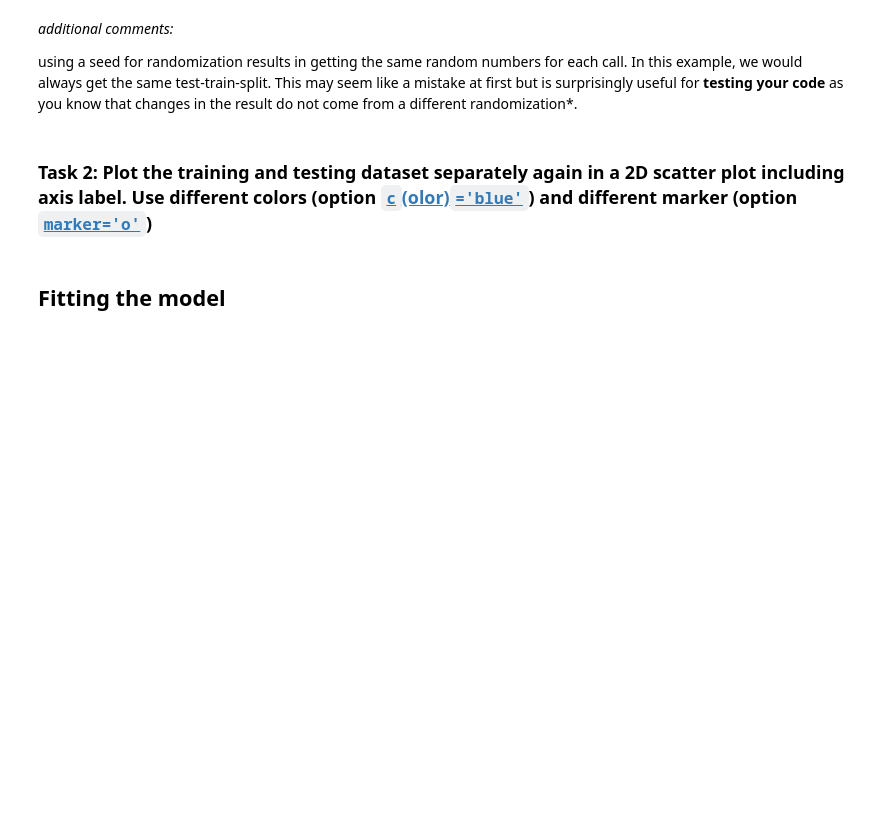
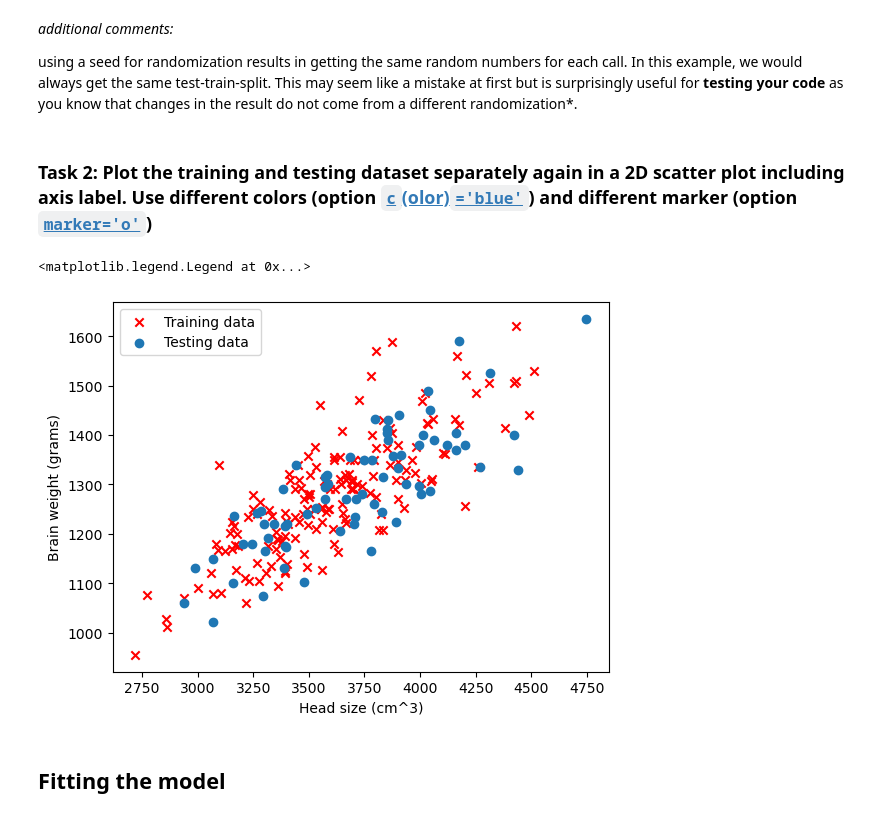
Before and after one commit to lennartvoelz/machine_learning_lecture, a Jupyter notebook: exercises/ex1/ex1.ipynb, the cells around one changed output. Cells and saved outputs as stored; diff of their text form; code cells hidden in the pictures; blank space fills up the shorter version.

```diff
--- a/exercises/ex1/ex1.ipynb
+++ b/exercises/ex1/ex1.ipynb
@@ -141,6 +244,15 @@ X_train, X_test, y_train, y_test = train_test_split(
  using a seed for randomization results in getting the same random numbers for each call. In this example, we would always get the same test-train-split. This may seem like a mistake at first but is surprisingly useful for **testing your code** as you know that changes in the result do not come from a different randomization*.
 # %% [markdown]
 ### Task 2: Plot the training and testing dataset separately again in a 2D scatter plot including axis label. Use different colors (option [`c`(olor)`='blue'`](https://matplotlib.org/api/colors_api.html)) and different marker (option [`marker='o'`](https://matplotlib.org/api/markers_api.html))
+# %%
+plt.scatter(X_train, y_train, label='Training data', marker='x', color='r')
+plt.scatter(X_test, y_test, label='Testing data', marker='o')
+plt.xlabel('Head size (cm^3)')
+plt.ylabel('Brain weight (grams)')
+plt.legend()
+# %% [output]
+<matplotlib.legend.Legend at 0x...>
+[figure, added]
 # %% [markdown]
 ## Fitting the model
 # %% [markdown]
```
Also changed, not shown: parts of 35 cells of this notebook, 2 other files.
